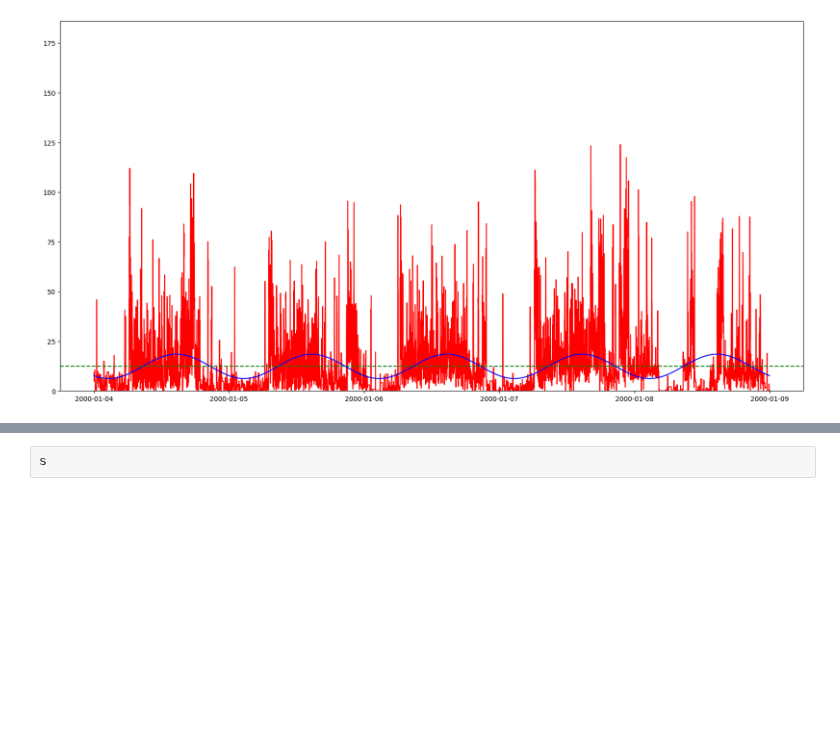
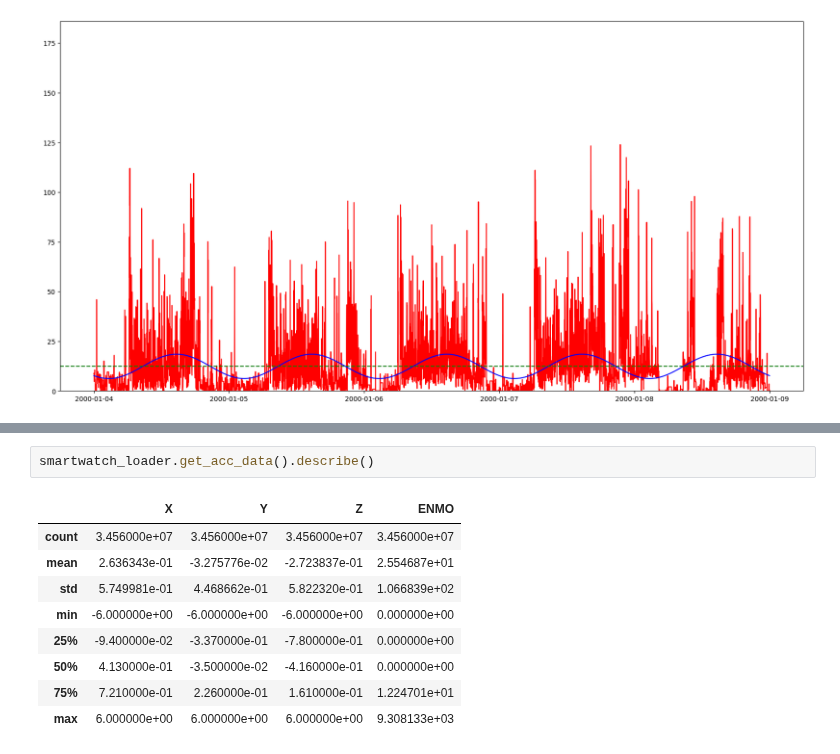
Before and after one commit to ADAMMA-CDHI-ETH-Zurich/CosinorAge, a Jupyter notebook: examples/smartwatch_example.ipynb, the cells around one changed output, grey strips where cells are left out. Saved outputs shown, nothing was run; the diff lists cells and outputs as text; blank space fills up the shorter version.

```diff
--- a/examples/smartwatch_example.ipynb
+++ b/examples/smartwatch_example.ipynb
@@ -224,2 +225,12 @@ dict
 # %%
-s
+smartwatch_loader.get_acc_data().describe()
+# %% [output]
+|  | X | Y | Z | ENMO |
+| count | 3.456000e+07 | 3.456000e+07 | 3.456000e+07 | 3.456000e+07 |
+| mean | 2.636343e-01 | -3.275776e-02 | -2.723837e-01 | 2.554687e+01 |
+| std | 5.749981e-01 | 4.468662e-01 | 5.822320e-01 | 1.066839e+02 |
+| min | -6.000000e+00 | -6.000000e+00 | -6.000000e+00 | 0.000000e+00 |
+| 25% | -9.400000e-02 | -3.370000e-01 | -7.800000e-01 | 0.000000e+00 |
+| 50% | 4.130000e-01 | -3.500000e-02 | -4.160000e-01 | 0.000000e+00 |
+| 75% | 7.210000e-01 | 2.260000e-01 | 1.610000e-01 | 1.224701e+01 |
+| max | 6.000000e+00 | 6.000000e+00 | 6.000000e+00 | 9.308133e+03 |
```
Also changed, not shown: parts of 8 cells of this notebook, 7 other files.
